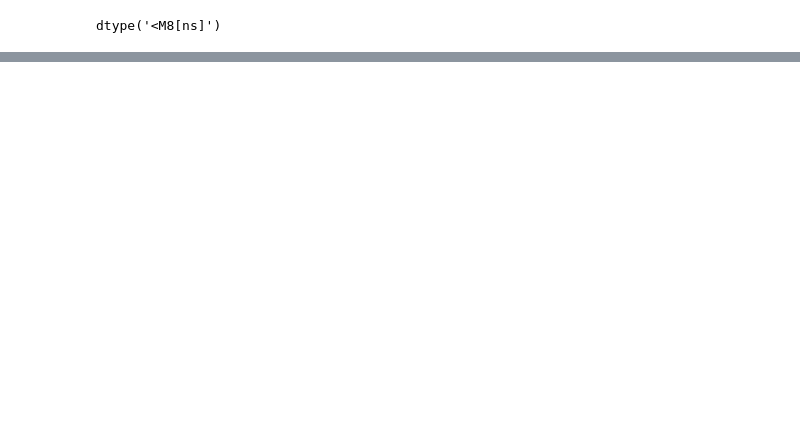
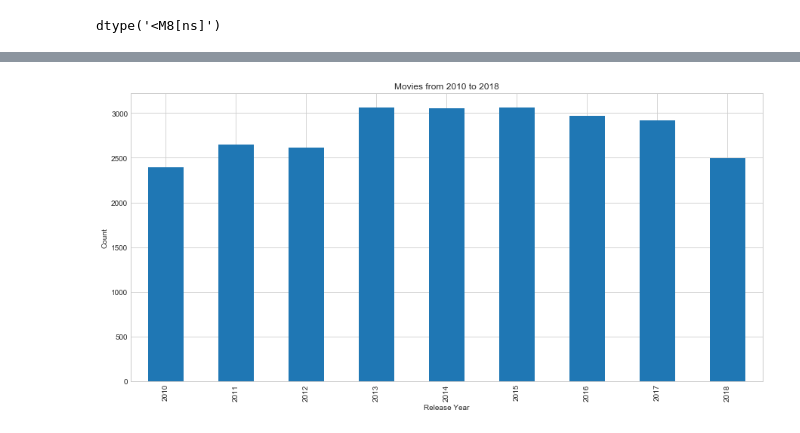
Before and after one commit to kristinepetrosyan/IMDB-analysis, a Jupyter notebook: student.ipynb, the cells around one changed output, grey strips where cells are left out. Cells and saved outputs as stored; diff of their text form; code cells hidden in the pictures; blank space fills up the shorter version.

```diff
--- a/student.ipynb
+++ b/student.ipynb
@@ -335,0 +383,15 @@ No handles with labels found to put in legend.
+# %%
+# Showing Distribution of movies by years
+#Since we can see on top that number of movies increased after 2009 I will
+# show the movies released after 2009 and onwards
+# Don't have much data for 2019 so I am showing from 2009 to 2018
+fig, ax = plt.subplots(figsize=(15,7))
+df_popularity[(df_popularity["release_year"] >= 2010) &
+              (df_popularity["release_year"] < 2019)].groupby(
+    "release_year")["id"].count().plot.bar(ax=ax)
+ax.set_xlabel('Release Year')
+ax.set_ylabel('Count')
+ax.set_title('Movies from 2010 to 2018')
+plt.show()
+# %% [output]
+[figure, added]
```
Also changed, not shown: parts of 153 cells of this notebook, 26 other files.
